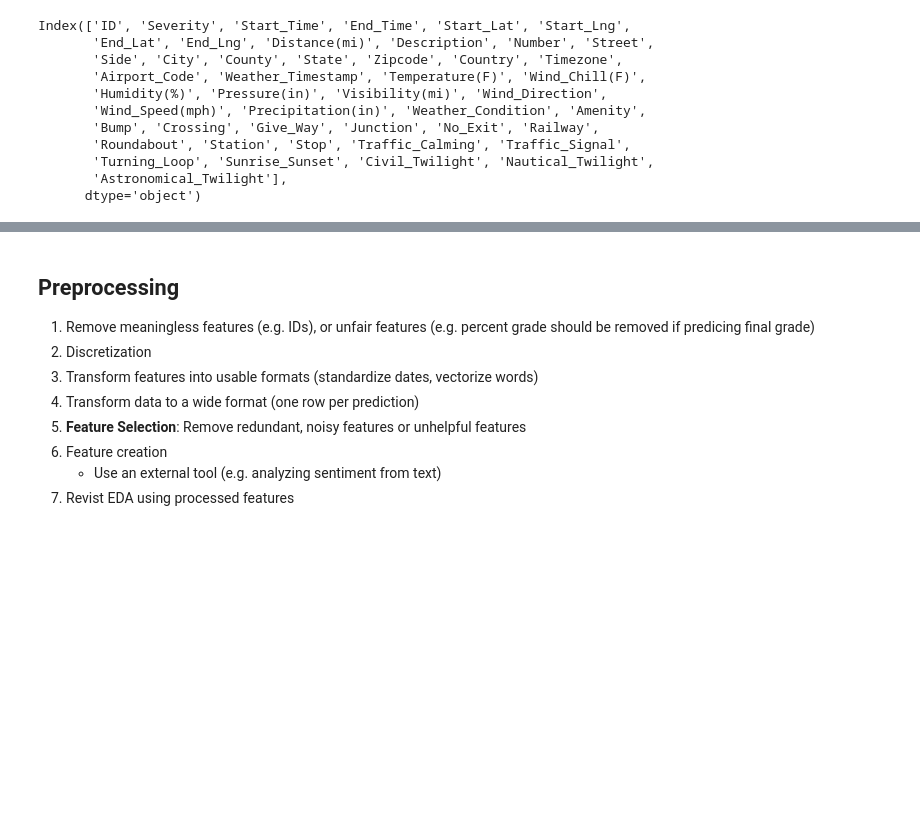
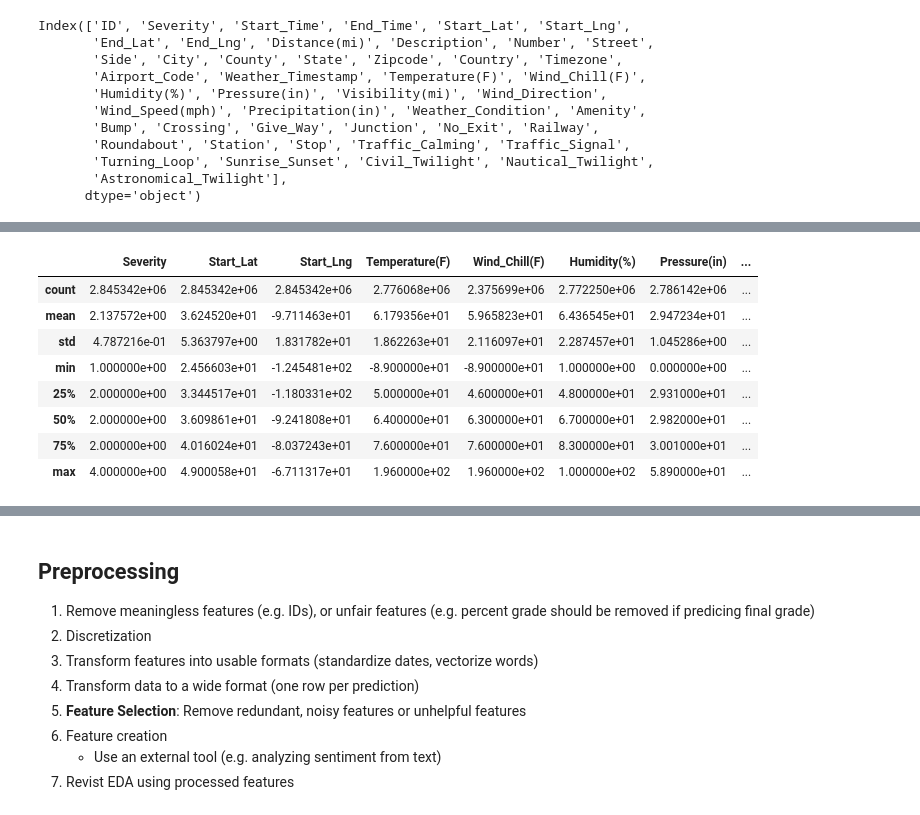
Before and after one commit to jackyhuynh/us_car_accident_analyst_using_python, a Jupyter notebook: src/script.ipynb, the cells around one changed output, grey strips where cells are left out. Drawn from its saved outputs; the diff is of its cells as text; code cells hidden in the pictures; blank space fills up the shorter version.

```diff
--- a/src/script.ipynb
+++ b/src/script.ipynb
@@ -156,0 +177,12 @@ df.head()
+# %%
+df.describe()
+# %% [output]
+|  | Severity | Start_Lat | Start_Lng | Temperature(F) | Wind_Chill(F) | Humidity(%) | Pressure(in) | ... |
+| count | 2.845342e+06 | 2.845342e+06 | 2.845342e+06 | 2.776068e+06 | 2.375699e+06 | 2.772250e+06 | 2.786142e+06 | ... |
+| mean | 2.137572e+00 | 3.624520e+01 | -9.711463e+01 | 6.179356e+01 | 5.965823e+01 | 6.436545e+01 | 2.947234e+01 | ... |
+| std | 4.787216e-01 | 5.363797e+00 | 1.831782e+01 | 1.862263e+01 | 2.116097e+01 | 2.287457e+01 | 1.045286e+00 | ... |
+| min | 1.000000e+00 | 2.456603e+01 | -1.245481e+02 | -8.900000e+01 | -8.900000e+01 | 1.000000e+00 | 0.000000e+00 | ... |
+| 25% | 2.000000e+00 | 3.344517e+01 | -1.180331e+02 | 5.000000e+01 | 4.600000e+01 | 4.800000e+01 | 2.931000e+01 | ... |
+| 50% | 2.000000e+00 | 3.609861e+01 | -9.241808e+01 | 6.400000e+01 | 6.300000e+01 | 6.700000e+01 | 2.982000e+01 | ... |
+| 75% | 2.000000e+00 | 4.016024e+01 | -8.037243e+01 | 7.600000e+01 | 7.600000e+01 | 8.300000e+01 | 3.001000e+01 | ... |
+| max | 4.000000e+00 | 4.900058e+01 | -6.711317e+01 | 1.960000e+02 | 1.960000e+02 | 1.000000e+02 | 5.890000e+01 | ... |
```
Also changed, not shown: parts of 12 cells of this notebook.
